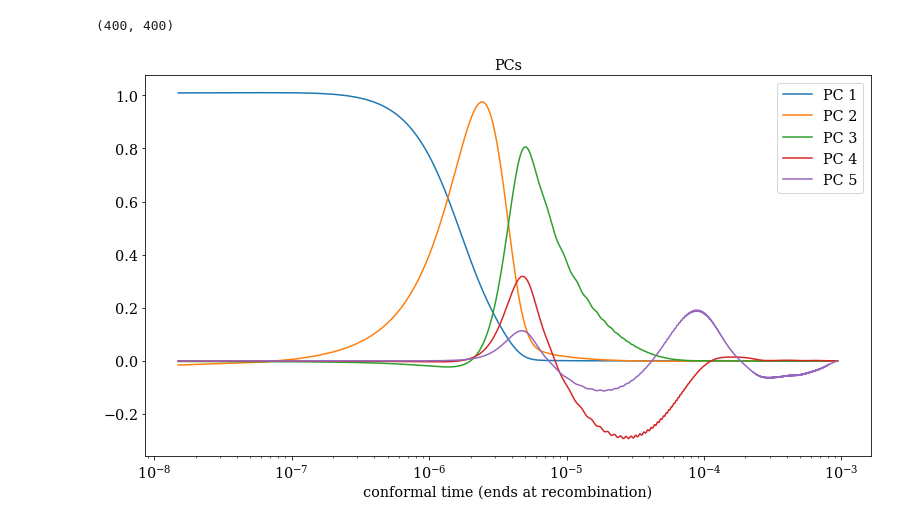
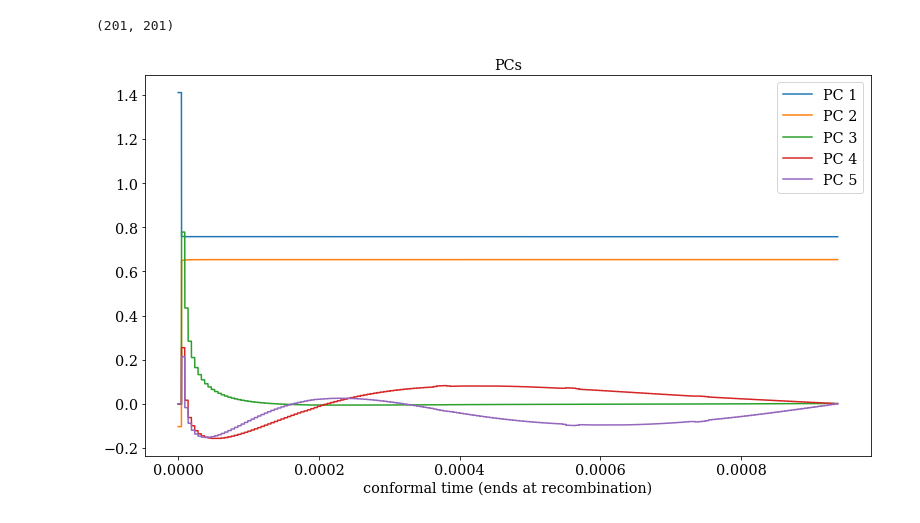
Before and after one commit to aifer4/summer_2019, a Jupyter notebook: PCA.ipynb, the cells around one changed output. Cells and saved outputs as stored; diff of their text form; code cells hidden in the pictures.

```diff
--- a/PCA.ipynb
+++ b/PCA.ipynb
@@ -242,16 +247,22 @@ plt.show()
 for n in range(N_C):
     global wd, Dwd
     # perturb w forward and backward
-    Θw = e[n] * stepsize
-    step = np.interp(τ_solve, basis_domain, B@Θw)
-    wd_fwd = wd_F + step
-    wd_bwd = wd_F - step
+    Θstep = e[n] * stepsize
+    wstep = np.interp(τ_solve, basis_domain, B@Θstep[N_P:])
+    wd_fwd = wd_F + wstep
+    wd_bwd = wd_F - wstep
 
     # calculate Dw
     Dwd_fwd = np.gradient(wd_fwd, τ_solve)
     Dwd_bwd = np.gradient(wd_bwd, τ_solve)
 
+    # modify nonfunctional params
+    params_fwd = params+ Θstep[:N_P]
+    params_bwd = params- Θstep[:N_P]
+
+    #print(params_fwd-params_bwd)
+
     # evaluate Cl
-    Cl_fwd = get_Cl(wd_fwd, Dwd_fwd)
-    Cl_bwd = get_Cl(wd_bwd, Dwd_bwd)
+    Cl_fwd = get_Cl(wd_fwd, Dwd_fwd,params_fwd)#*params_fwd[0]
+    Cl_bwd = get_Cl(wd_bwd, Dwd_bwd, params_bwd)#*params_bwd[0]
     J[:,n] = (Cl_fwd - Cl_bwd)/(2.*stepsize)
@@ -265,0 +269,14 @@ F = np.transpose(J)@np.linalg.inv(Sigma)@J
+# %%
+# Error:
+f_sky = 1.0 # fraction of sky
+l_s = 2000 # filtering scale
+B_l = np.exp(-l_list*(l_list + 1)/l_s**2)
+sigma = (2/(2*(l_list+1)*f_sky)) * (Cl0 + B_l**-2)**2
+Sigma = np.diag(sigma)
+#Sigma = np.eye(L)
+
+plt.plot(l_list,sigma)
+plt.title(r'diag($\Sigma$)')
+plt.xlabel(r'$\ell$')
+plt.ylabel(r'$\Delta C_\ell$')
+plt.show()
@@ -266,9 +296,9 @@ F = np.transpose(J)@np.linalg.inv(Sigma)@J
 # %%
-w, v = np.linalg.eig(F)
-PC = np.real(v)
+u, s, v = np.linalg.svd(F)
+PC = np.real(u)
 plt.imshow(PC.T)
 plt.show()
-plt.semilogy(np.abs(w))
+plt.semilogy(np.abs(s))
 plt.title('eigenvalues')
 plt.show()
 # %% [output]
@@ -277,18 +307,18 @@ plt.show()
 # %%
 print(np.shape(PC))
-PF = B@PC
+PF = B@PC[1:]
 #flip the PCs so the max of |PC| is positive:
 for i in range(N_C):
     loc = np.argmax(np.abs(PF[:,i]))
     PF[:,i] *= np.sign(PF[loc,i])
 
 plt.title('PCs')
-#plt.plot(basis_domain,PF[:,0:5])
-plt.semilogx(basis_domain,PF[:,0:5])
+#plt.plot(basis_domain,PF[:,0])
+plt.plot(basis_domain,PF[:,0:5])
 plt.xlabel(r'conformal time (ends at recombination)')
 plt.legend(['PC 1','PC 2','PC 3','PC 4','PC 5' ])
 #plt.ylim(-80,80)
 plt.show()
 # %% [output]
-(400, 400)
+(201, 201)
-[figure, old version]
+[figure, new version]
```
Also changed, not shown: parts of 9 cells of this notebook, 40 other files.
